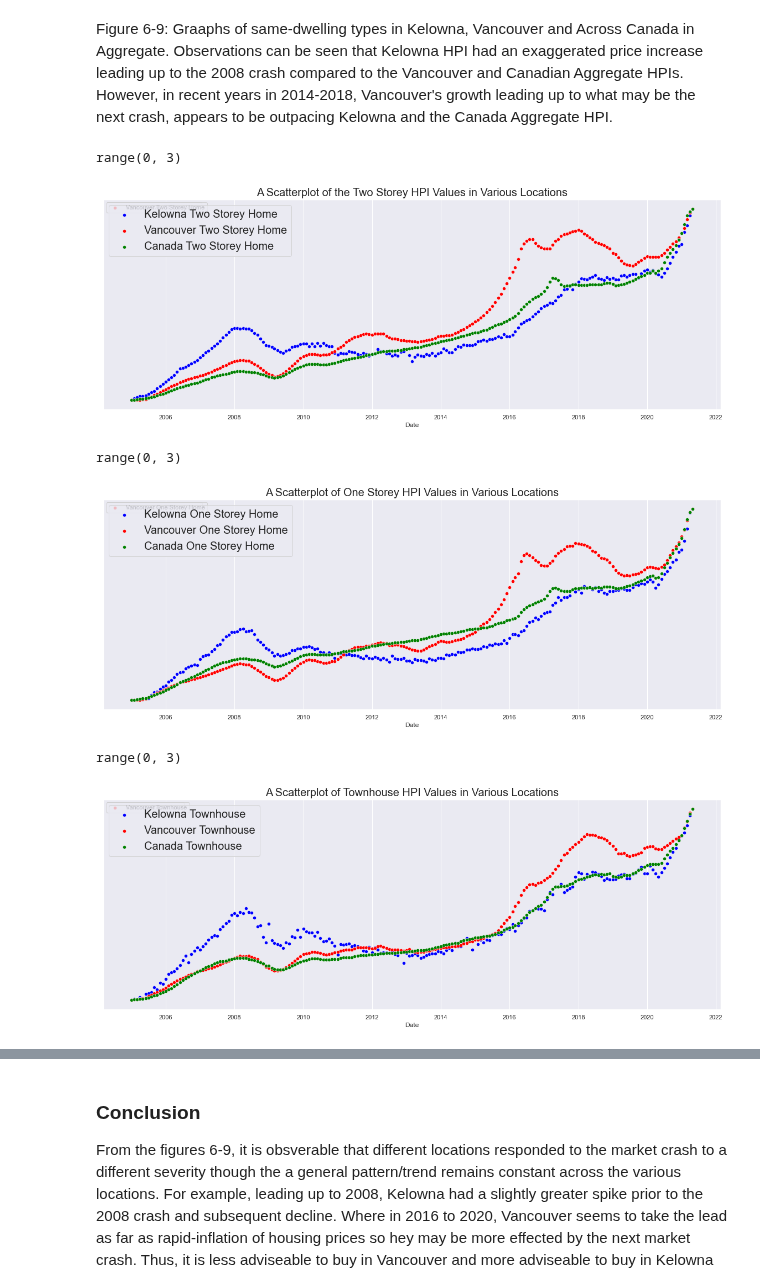
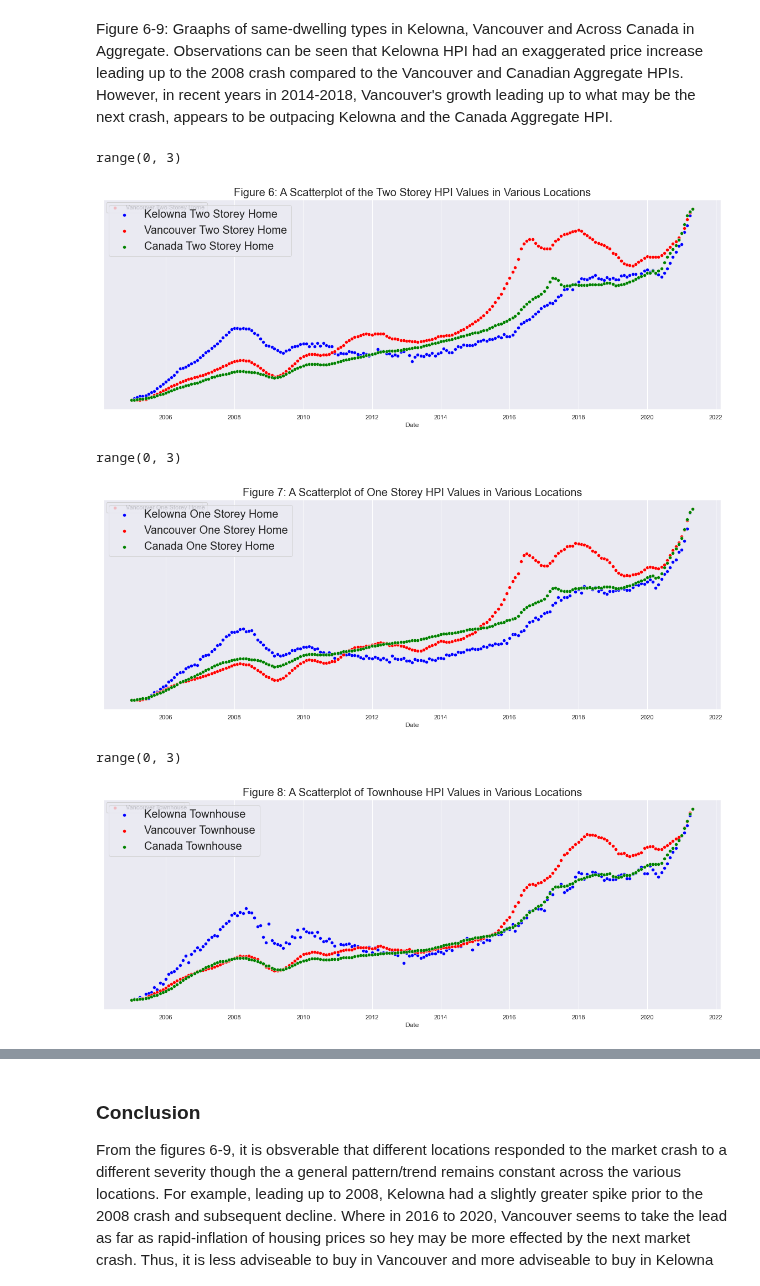
Before and after one commit to data301-2021-summer2/group-11-project, a Jupyter notebook: analysis/Shared/Task 4 Notebook.ipynb, the cells around one changed output, grey strips where cells are left out. Saved outputs shown, nothing was run; the diff lists cells and outputs as text; code cells hidden in the pictures.

```diff
--- a/analysis/Shared/Task 4 Notebook.ipynb
+++ b/analysis/Shared/Task 4 Notebook.ipynb
@@ -208,18 +208,18 @@ This analysis seeks whether location has an effect on how a real estate market c
 # %% [markdown]
 Figure 6-9: Graaphs of same-dwelling types in Kelowna, Vancouver and Across Canada in Aggregate. Observations can be seen that Kelowna HPI had an exaggerated price increase leading up to the 2008 crash compared to the Vancouver and Canadian Aggregate HPIs. However, in recent years in 2014-2018, Vancouver's growth leading up to what may be the next crash, appears to be outpacing Kelowna and the Canada Aggregate HPI.
 # %%
-pf.multiScatterPlot(MLS_BC_HPI_DF,[ 'Kelowna Two Storey Home', 'Vancouver Two Storey Home', 'Canada Two Storey Home'], ['blue','red','green'],'A Scatterplot of the Two Storey HPI Values in Various Locations')
+pf.multiScatterPlot(MLS_BC_HPI_DF,[ 'Kelowna Two Storey Home', 'Vancouver Two Storey Home', 'Canada Two Storey Home'], ['blue','red','green'],'Figure 6: A Scatterplot of the Two Storey HPI Values in Various Locations')
 # %% [output]
 range(0, 3)
-[figure, old version]
+[figure, new version]
 # %%
-pf.multiScatterPlot(MLS_BC_HPI_DF,[ 'Kelowna One Storey Home', 'Vancouver One Storey Home', 'Canada One Storey Home'], ['blue','red','green'],'A Scatterplot of One Storey HPI Values in Various Locations')
+pf.multiScatterPlot(MLS_BC_HPI_DF,[ 'Kelowna One Storey Home', 'Vancouver One Storey Home', 'Canada One Storey Home'], ['blue','red','green'],'Figure 7: A Scatterplot of One Storey HPI Values in Various Locations')
 # %% [output]
 range(0, 3)
-[figure, old version]
+[figure, new version]
 # %%
-pf.multiScatterPlot(MLS_BC_HPI_DF,[ 'Kelowna Townhouse', 'Vancouver Townhouse', 'Canada Townhouse'], ['blue','red','green'],'A Scatterplot of Townhouse HPI Values in Various Locations')
+pf.multiScatterPlot(MLS_BC_HPI_DF,[ 'Kelowna Townhouse', 'Vancouver Townhouse', 'Canada Townhouse'], ['blue','red','green'],'Figure 8: A Scatterplot of Townhouse HPI Values in Various Locations')
 # %% [output]
 range(0, 3)
-[figure, old version]
+[figure, new version]
 # %%
```
Also changed, not shown: parts of 7 cells of this notebook.
